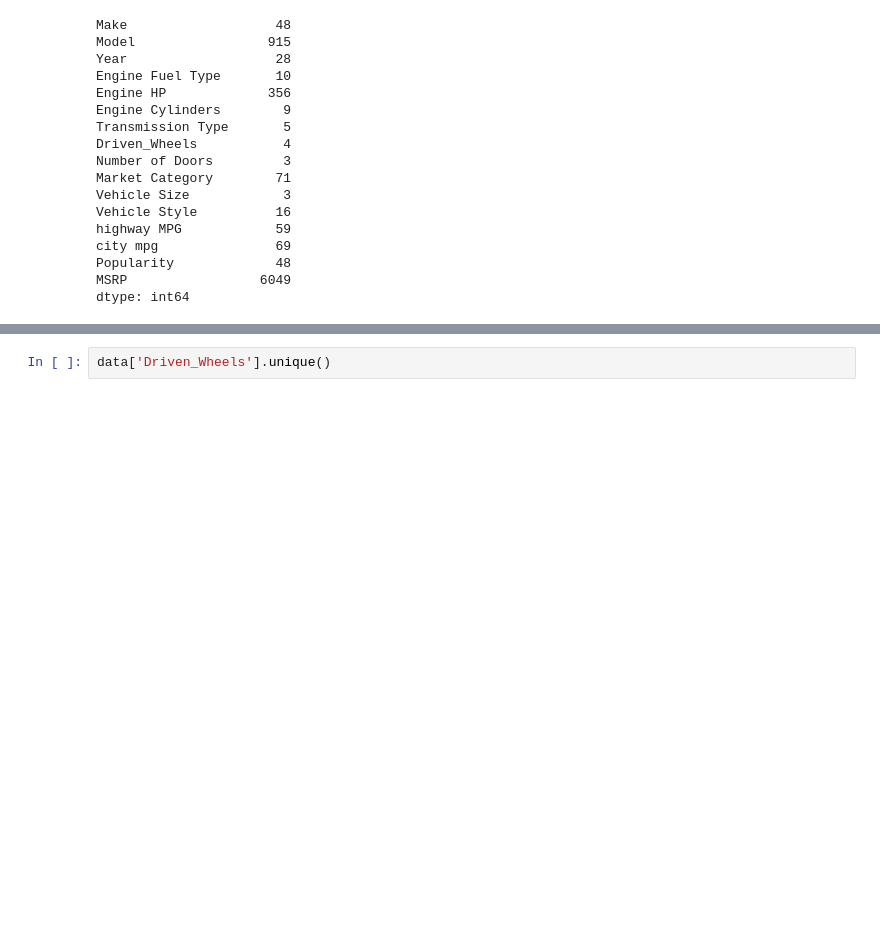
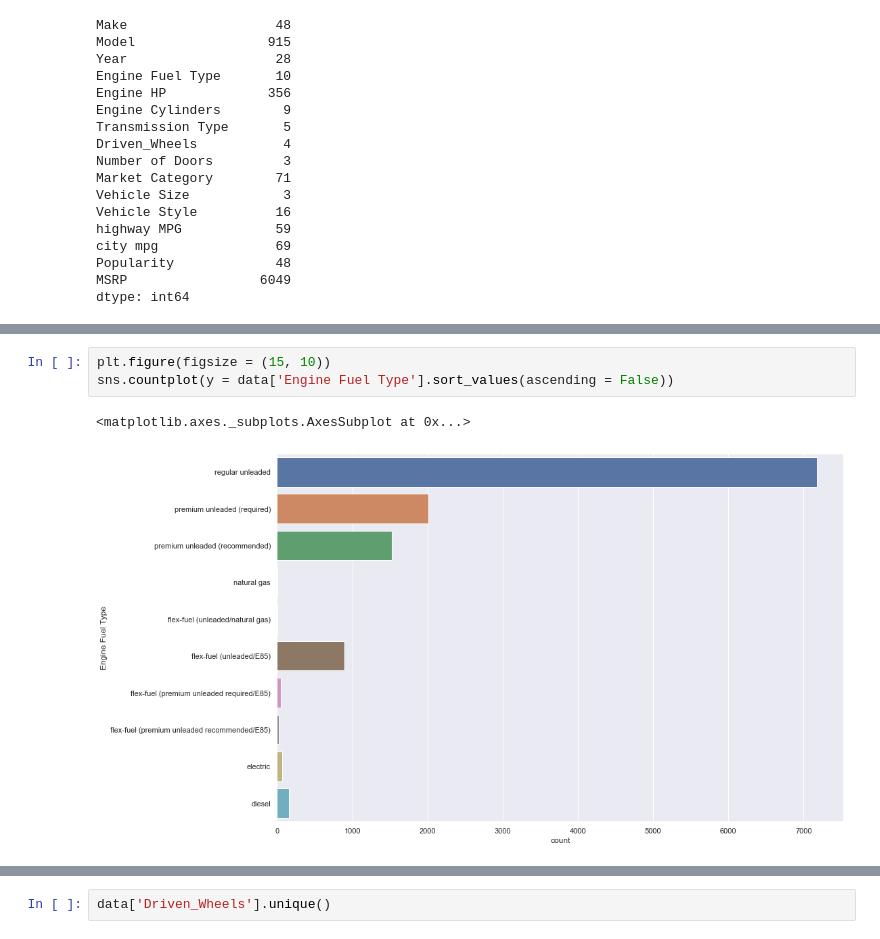
Before and after one commit to suhasmaddali/Car-Prices-Prediction, a Jupyter notebook: Car Prices Prediction Using Machine Learning .ipynb, the cells around one changed output, grey strips where cells are left out. Saved outputs shown, nothing was run; the diff lists cells and outputs as text; blank space fills up the shorter version.

```diff
--- a/Car Prices Prediction Using Machine Learning .ipynb
+++ b/Car Prices Prediction Using Machine Learning .ipynb
@@ -83,0 +124,6 @@ dtype: int64
+# %%
+plt.figure(figsize = (15, 10))
+sns.countplot(y = data['Engine Fuel Type'].sort_values(ascending = False))
+# %% [output]
+<matplotlib.axes._subplots.AxesSubplot at 0x...>
+[figure, added]
```
Also changed, not shown: parts of 13 cells of this notebook.
